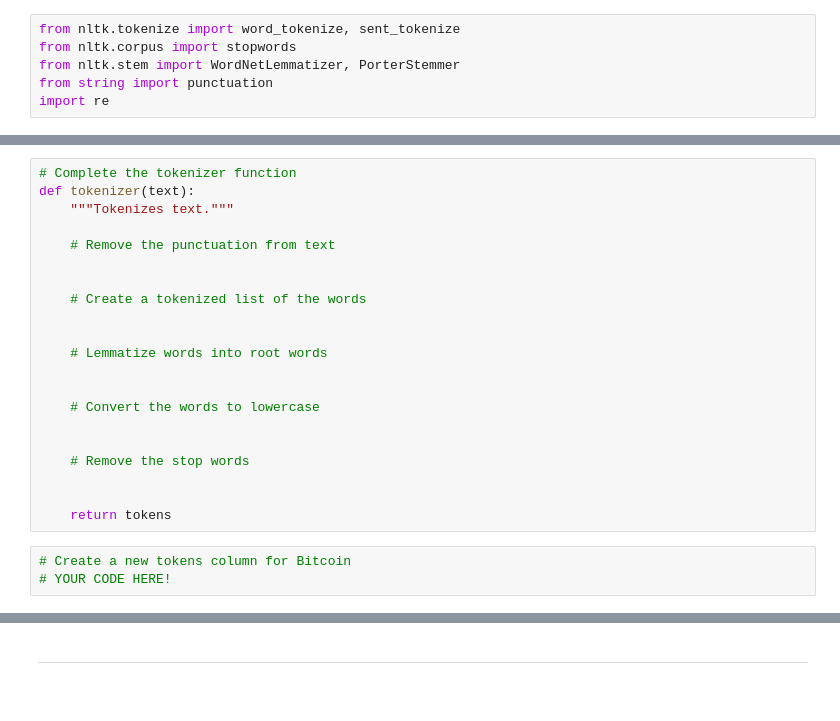
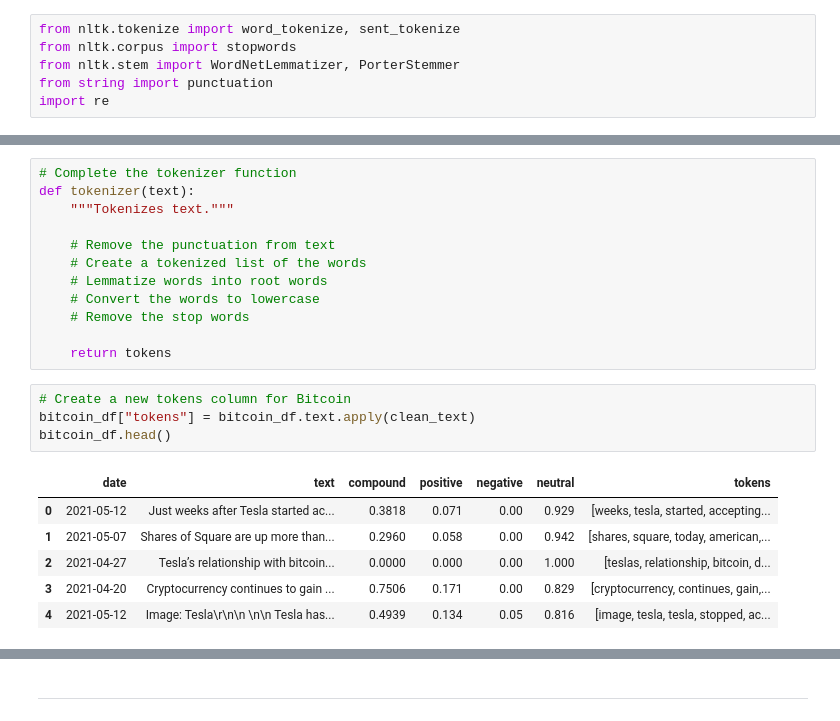
Before and after one commit to BRENNANSEANM/Natural-Language---Homework, a Jupyter notebook: crypto_sentiment.ipynb, the cells around one changed output, grey strips where cells are left out. Saved outputs shown, nothing was run; the diff lists cells and outputs as text.

```diff
--- a/crypto_sentiment.ipynb
+++ b/crypto_sentiment.ipynb
@@ -205,23 +210,22 @@ def tokenizer(text):
     """Tokenizes text."""
 
     # Remove the punctuation from text
-
-
     # Create a tokenized list of the words
-
-
     # Lemmatize words into root words
-
-
     # Convert the words to lowercase
-
-
     # Remove the stop words
 
-
     return tokens
 # %%
 # Create a new tokens column for Bitcoin
-# YOUR CODE HERE!
+bitcoin_df["tokens"] = bitcoin_df.text.apply(clean_text)
+bitcoin_df.head()
+# %% [output]
+|  | date | text | compound | positive | negative | neutral | tokens |
+| 0 | 2021-05-12 | Just weeks after Tesla started ac... | 0.3818 | 0.071 | 0.00 | 0.929 | [weeks, tesla, started, accepting... |
+| 1 | 2021-05-07 | Shares of Square are up more than... | 0.2960 | 0.058 | 0.00 | 0.942 | [shares, square, today, american,... |
+| 2 | 2021-04-27 | Tesla’s relationship with bitcoin... | 0.0000 | 0.000 | 0.00 | 1.000 | [teslas, relationship, bitcoin, d... |
+| 3 | 2021-04-20 | Cryptocurrency continues to gain ... | 0.7506 | 0.171 | 0.00 | 0.829 | [cryptocurrency, continues, gain,... |
+| 4 | 2021-05-12 | Image: Tesla\r\n\n \n\n Tesla has... | 0.4939 | 0.134 | 0.05 | 0.816 | [image, tesla, tesla, stopped, ac... |
 # %%
 # Create a new tokens column for Ethereum
```
Also changed, not shown: parts of 24 cells of this notebook.
